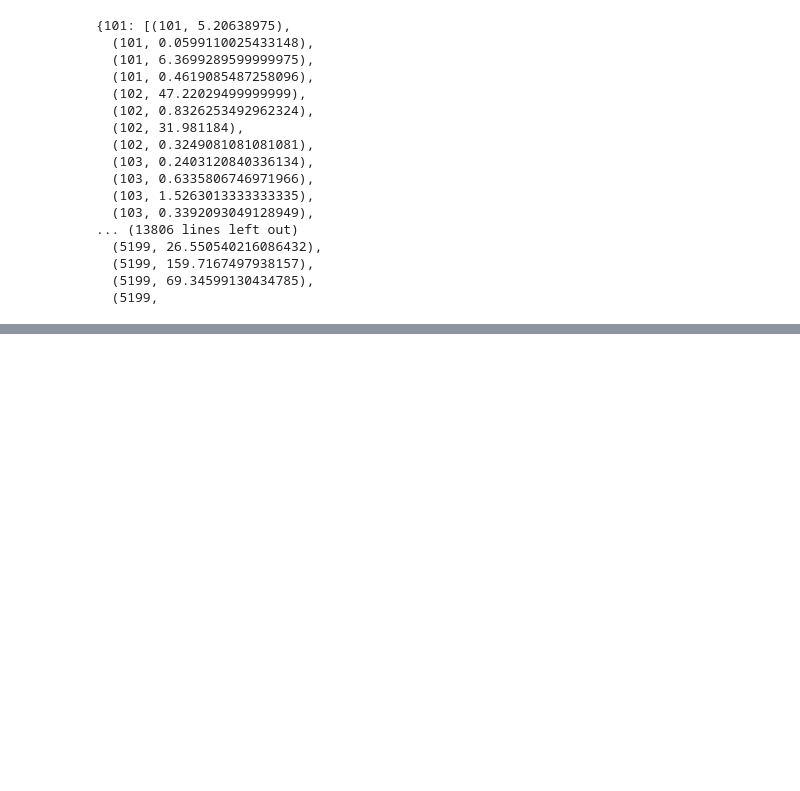
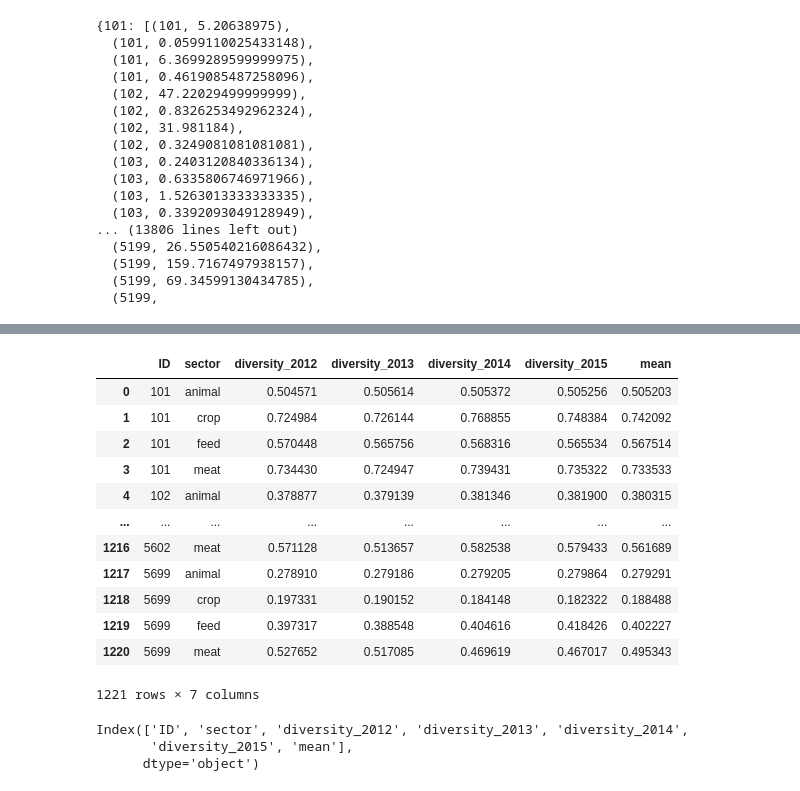
Before and after one commit to vabalaji1/SupplyChainResilliance, a Jupyter notebook: src/paperImplementations/foodShock/foodShockImplementations.ipynb, the cells around one changed output, grey strips where cells are left out. Cells and saved outputs as stored; diff of their text form; code cells hidden in the pictures; blank space fills up the shorter version.

```diff
--- a/src/paperImplementations/foodShock/foodShockImplementations.ipynb
+++ b/src/paperImplementations/foodShock/foodShockImplementations.ipynb
@@ -205,0 +206,24 @@ plt.show()
+# %%
+
+dfDiversity['mean'] = np.mean(dfDiversity[[f'diversity_{year}' for year in range(2012, 2016)]].values, axis=1)
+dfDiversity
+# %% [output]
+|  | ID | sector | diversity_2012 | diversity_2013 | diversity_2014 | diversity_2015 | mean |
+| 0 | 101 | animal | 0.504571 | 0.505614 | 0.505372 | 0.505256 | 0.505203 |
+| 1 | 101 | crop | 0.724984 | 0.726144 | 0.768855 | 0.748384 | 0.742092 |
+| 2 | 101 | feed | 0.570448 | 0.565756 | 0.568316 | 0.565534 | 0.567514 |
+| 3 | 101 | meat | 0.734430 | 0.724947 | 0.739431 | 0.735322 | 0.733533 |
+| 4 | 102 | animal | 0.378877 | 0.379139 | 0.381346 | 0.381900 | 0.380315 |
+| ... | ... | ... | ... | ... | ... | ... | ... |
+| 1216 | 5602 | meat | 0.571128 | 0.513657 | 0.582538 | 0.579433 | 0.561689 |
+| 1217 | 5699 | animal | 0.278910 | 0.279186 | 0.279205 | 0.279864 | 0.279291 |
+| 1218 | 5699 | crop | 0.197331 | 0.190152 | 0.184148 | 0.182322 | 0.188488 |
+| 1219 | 5699 | feed | 0.397317 | 0.388548 | 0.404616 | 0.418426 | 0.402227 |
+| 1220 | 5699 | meat | 0.527652 | 0.517085 | 0.469619 | 0.467017 | 0.495343 |
+1221 rows × 7 columns
+# %%
+dfDiversity.columns
+# %% [output]
+Index(['ID', 'sector', 'diversity_2012', 'diversity_2013', 'diversity_2014',
+       'diversity_2015', 'mean'],
+      dtype='object')
```
Also changed, not shown: parts of 6 cells of this notebook.
